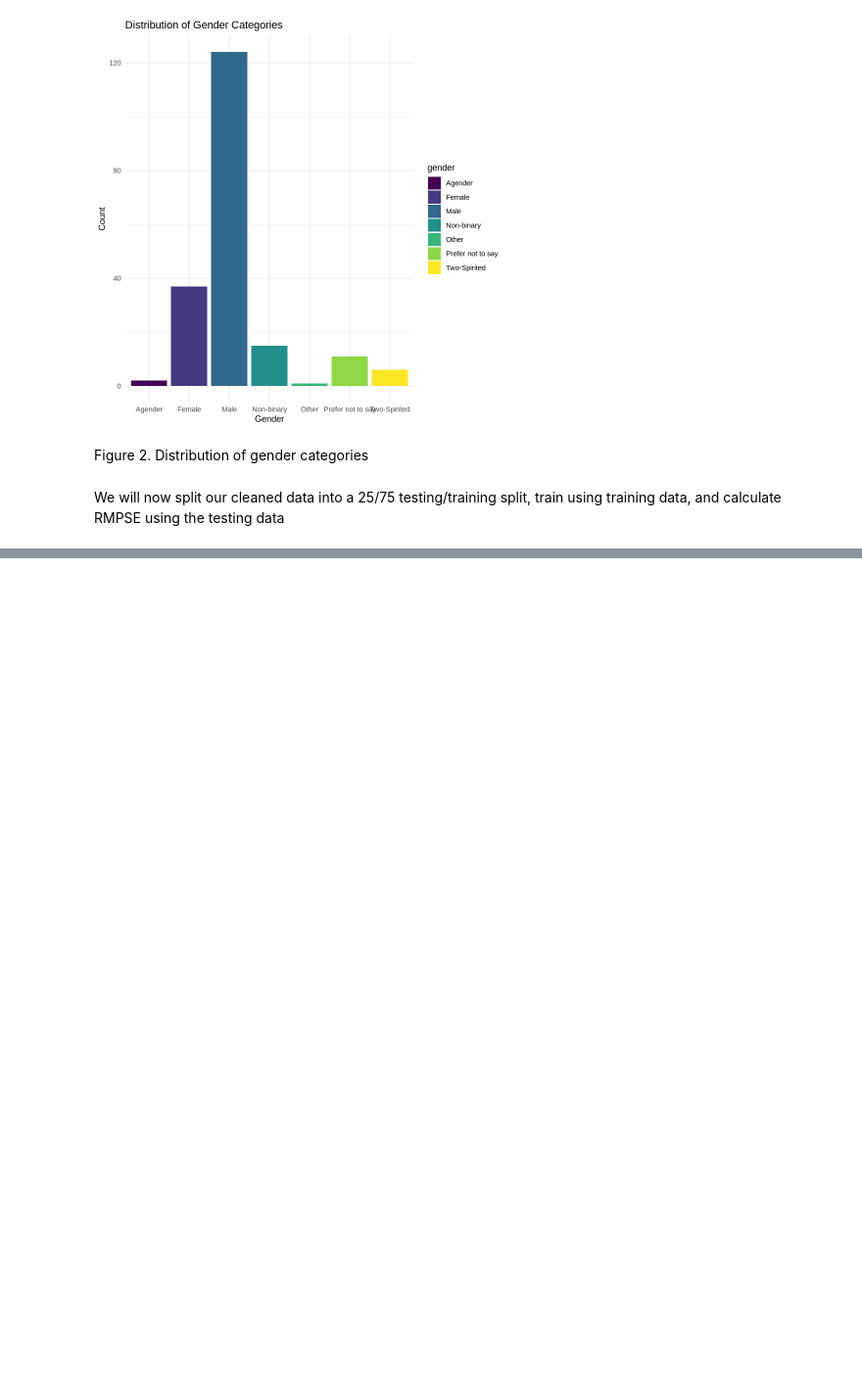
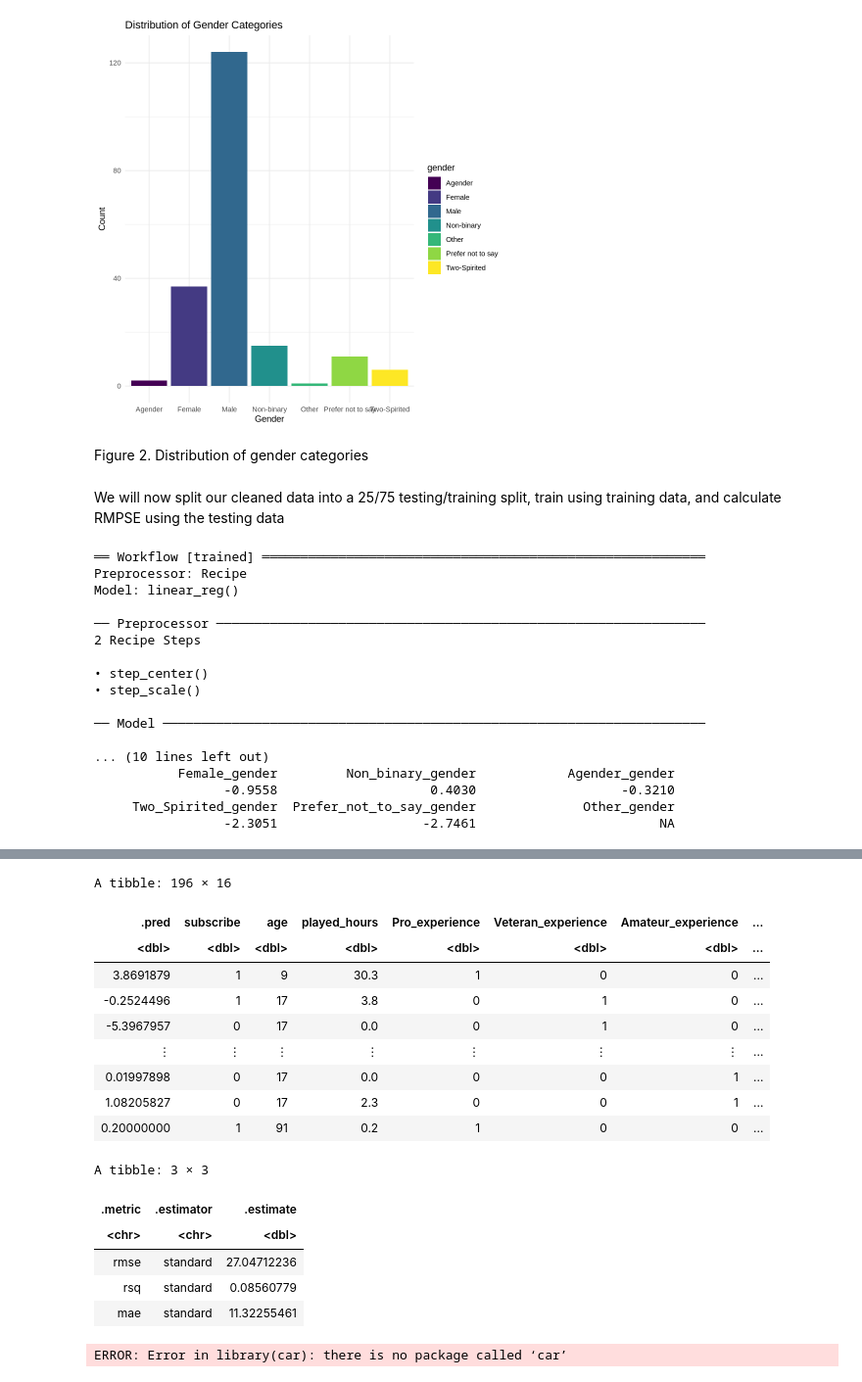
Before and after one commit to EricDing05/dsci100project, a Jupyter notebook: Method_and_Results.ipynb, the cells around one changed output, grey strips where cells are left out. Shown at 98% size. Drawn from its saved outputs; the diff is of its cells as text; code cells hidden in the pictures; blank space fills up the shorter version.

Commit message:
Finished most of methods

```diff
--- a/Method_and_Results.ipynb
+++ b/Method_and_Results.ipynb
@@ -92,4 +93,48 @@ Figure 2. Distribution of gender categories
 # %% [markdown]
 We will now split our cleaned data into a 25/75 testing/training split, train using training data, and calculate RMPSE using the testing data
 # %%
-split =
+set.seed(100)
+split = initial_split(players_clean, 0.75)
+testing = testing(split)
+training = training(split)
+
+player_recipe = recipe(played_hours ~. , data = training) |>
+    step_center(all_predictors()) |>
+    step_scale(all_predictors())
+
+lm_spec = linear_reg() |>
+    set_engine("lm") |>
+    set_mode("regression")
+
+player_fit = workflow() |>
+    add_model(lm_spec) |>
+    add_recipe(player_recipe) |>
+    fit(data = players_clean)
+player_fit
+
+player_preds <- player_fit |>
+  predict(players_clean) |>
+  bind_cols(players_clean)
+
+player_metrics = player_preds |> metrics(truth = played_hours, estimate = .pred)
+
+player_preds
+player_metrics
+# %% [output]
+══ Workflow [trained] ══════════════════════════════════════════════════════════
+Preprocessor: Recipe
+Model: linear_reg()
+
+── Preprocessor ────────────────────────────────────────────────────────────────
+2 Recipe Steps
+
+• step_center()
+• step_scale()
+
+── Model ───────────────────────────────────────────────────────────────────────
+
+... (10 lines left out)
+           Female_gender         Non_binary_gender            Agender_gender
+                 -0.9558                    0.4030                   -0.3210
+     Two_Spirited_gender  Prefer_not_to_say_gender              Other_gender
+                 -2.3051                   -2.7461                        NA
@@ -95,0 +143,20 @@ split =
+A tibble: 196 × 16
+| .pred | subscribe | age | played_hours | Pro_experience | Veteran_experience | Amateur_experience | ... |
+| <dbl> | <dbl> | <dbl> | <dbl> | <dbl> | <dbl> | <dbl> | ... |
+| 3.8691879 | 1 | 9 | 30.3 | 1 | 0 | 0 | ... |
+| -0.2524496 | 1 | 17 | 3.8 | 0 | 1 | 0 | ... |
+| -5.3967957 | 0 | 17 | 0.0 | 0 | 1 | 0 | ... |
+| ⋮ | ⋮ | ⋮ | ⋮ | ⋮ | ⋮ | ⋮ | ... |
+| 0.01997898 | 0 | 17 | 0.0 | 0 | 0 | 1 | ... |
+| 1.08205827 | 0 | 17 | 2.3 | 0 | 0 | 1 | ... |
+| 0.20000000 | 1 | 91 | 0.2 | 1 | 0 | 0 | ... |
+A tibble: 3 × 3
+| .metric | .estimator | .estimate |
+| <chr> | <chr> | <dbl> |
+| rmse | standard | 27.04712236 |
+| rsq | standard | 0.08560779 |
+| mae | standard | 11.32255461 |
+# %%
+We found that the most
+# %% [output]
+ERROR: Error in library(car): there is no package called ‘car’
```
Also changed, not shown: parts of 3 cells of this notebook.
